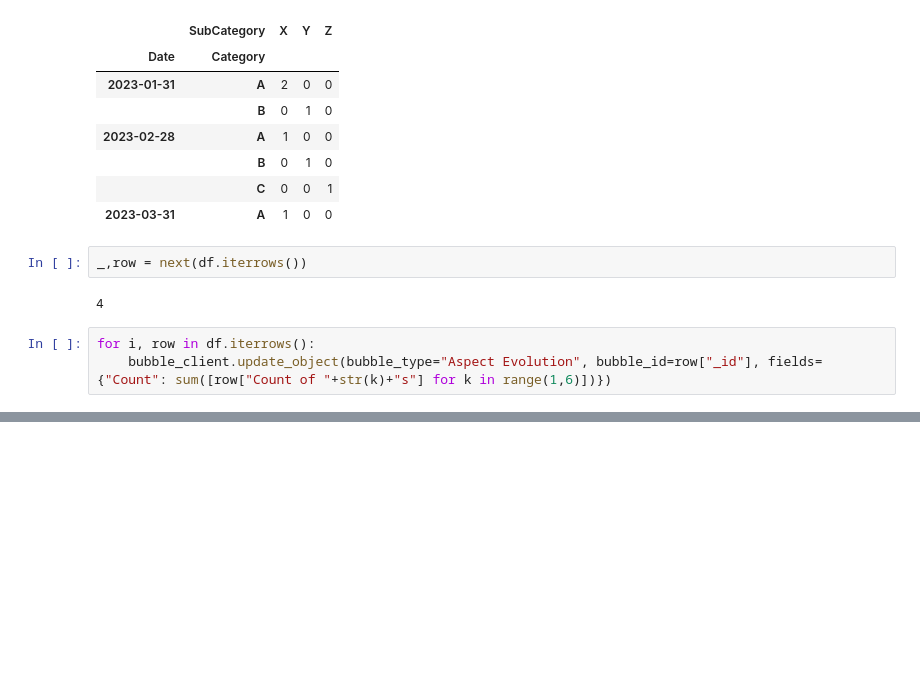
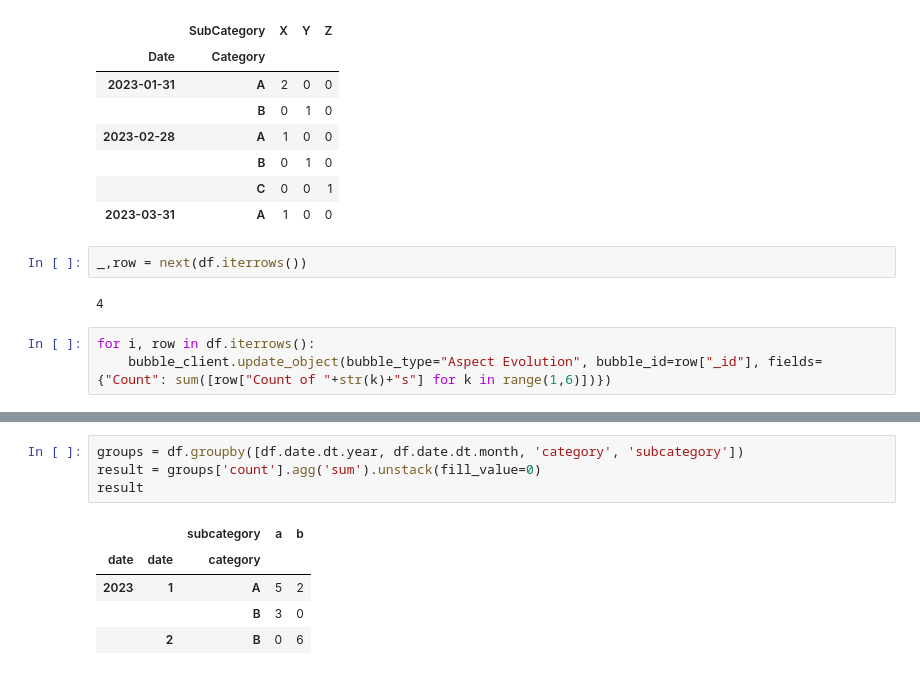
Before and after one commit to ArnaudGardille/Feedback-Analysis, a Jupyter notebook: prepare_visu.ipynb, the cells around one changed output, grey strips where cells are left out. Cells and saved outputs as stored; diff of their text form; blank space fills up the shorter version.

```diff
--- a/prepare_visu.ipynb
+++ b/prepare_visu.ipynb
@@ -312,0 +373,10 @@ for i, row in df.iterrows():
+# %%
+groups = df.groupby([df.date.dt.year, df.date.dt.month, 'category', 'subcategory'])
+result = groups['count'].agg('sum').unstack(fill_value=0)
+result
+# %% [output]
+|  |  | subcategory | a | b |
+| date | date | category |  |  |
+| 2023 | 1 | A | 5 | 2 |
+|  |  | B | 3 | 0 |
+|  | 2 | B | 0 | 6 |
```
Also changed, not shown: parts of 23 cells of this notebook, 11 other files.
